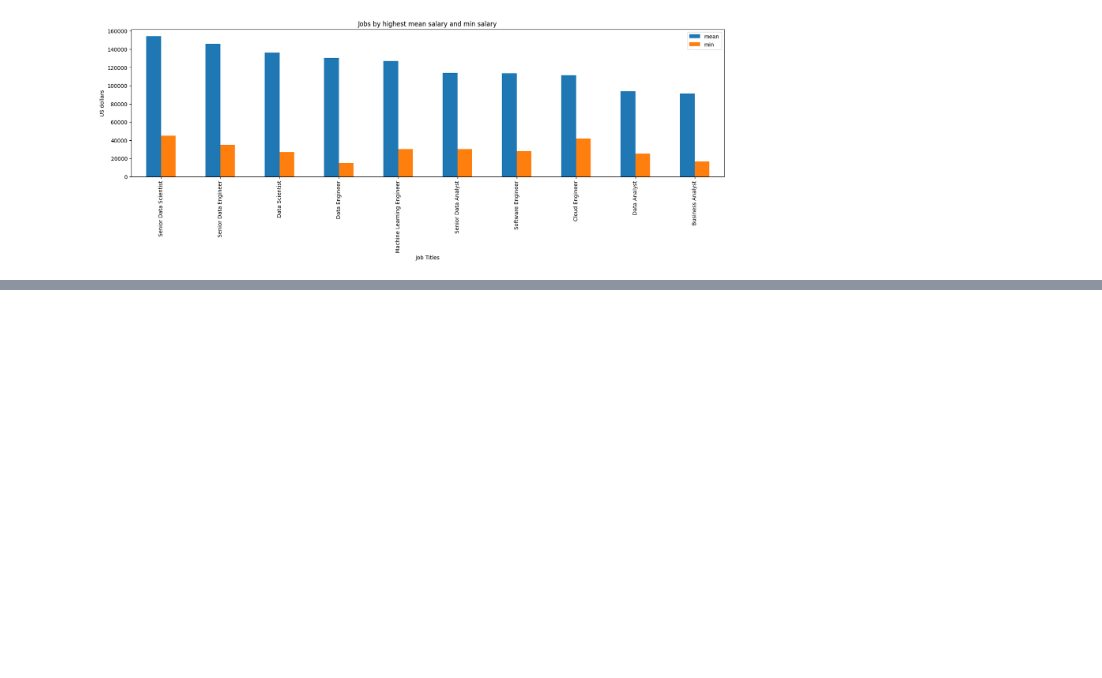
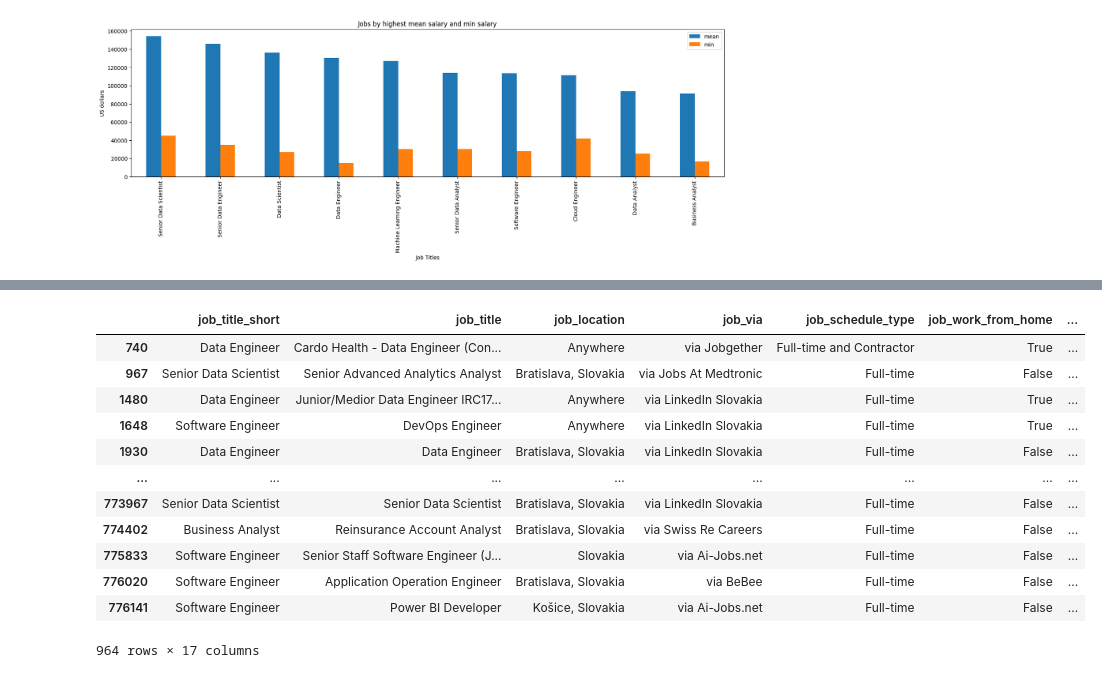
Before and after one commit to Alex-Matulay/Python_for_data_analytics_lukebarousse, a Jupyter notebook: 4_Problems/1_24_Pandas Inspection.ipynb, the cells around one changed output, grey strips where cells are left out. Drawn from its saved outputs; the diff is of its cells as text; code cells hidden in the pictures; blank space fills up the shorter version.

```diff
--- a/4_Problems/1_24_Pandas Inspection.ipynb
+++ b/4_Problems/1_24_Pandas Inspection.ipynb
@@ -188,0 +203,18 @@ df1.plot(kind='bar', figsize=(20,5), title='Jobs by highest mean salary and min
+# %%
+df_slovakia = df[df.job_country == 'Slovakia']
+# %%
+df_slovakia
+# %% [output]
+|  | job_title_short | job_title | job_location | job_via | job_schedule_type | job_work_from_home | ... |
+| 740 | Data Engineer | Cardo Health - Data Engineer (Con... | Anywhere | via Jobgether | Full-time and Contractor | True | ... |
+| 967 | Senior Data Scientist | Senior Advanced Analytics Analyst | Bratislava, Slovakia | via Jobs At Medtronic | Full-time | False | ... |
+| 1480 | Data Engineer | Junior/Medior Data Engineer IRC17... | Anywhere | via LinkedIn Slovakia | Full-time | True | ... |
+| 1648 | Software Engineer | DevOps Engineer | Anywhere | via LinkedIn Slovakia | Full-time | True | ... |
+| 1930 | Data Engineer | Data Engineer | Bratislava, Slovakia | via LinkedIn Slovakia | Full-time | False | ... |
+| ... | ... | ... | ... | ... | ... | ... | ... |
+| 773967 | Senior Data Scientist | Senior Data Scientist | Bratislava, Slovakia | via LinkedIn Slovakia | Full-time | False | ... |
+| 774402 | Business Analyst | Reinsurance Account Analyst | Bratislava, Slovakia | via Swiss Re Careers | Full-time | False | ... |
+| 775833 | Software Engineer | Senior Staff Software Engineer (J... | Slovakia | via Ai-Jobs.net | Full-time | False | ... |
+| 776020 | Software Engineer | Application Operation Engineer | Bratislava, Slovakia | via BeBee | Full-time | False | ... |
+| 776141 | Software Engineer | Power BI Developer | Košice, Slovakia | via Ai-Jobs.net | Full-time | False | ... |
+964 rows × 17 columns
```
Also changed, not shown: parts of 6 cells of this notebook.
